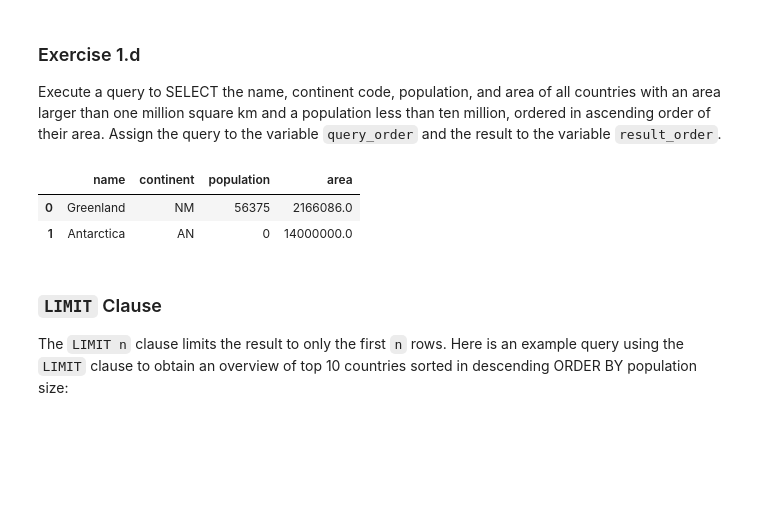
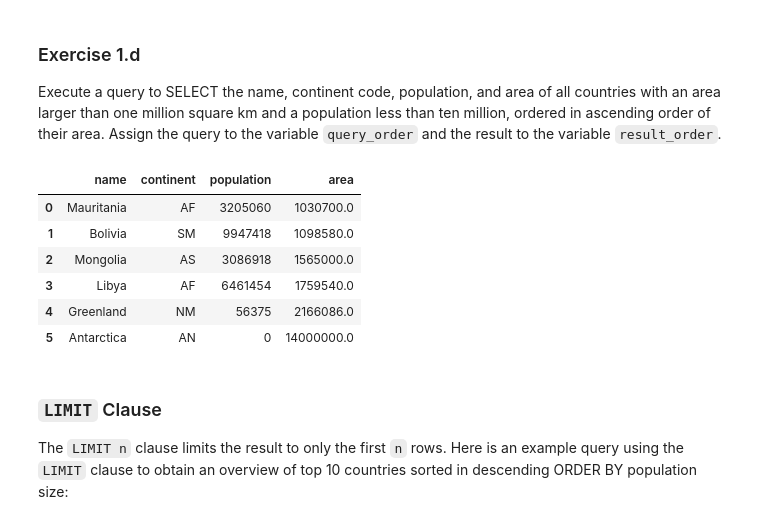
Before and after one commit to abdullah-at-tue/2IAB1, a Jupyter notebook: ORG/Exercises-ORG-2184796.ipynb, the cells around one changed output. Cells and saved outputs as stored; diff of their text form; code cells hidden in the pictures; blank space fills up the shorter version.

```diff
--- a/ORG/Exercises-ORG-2184796.ipynb
+++ b/ORG/Exercises-ORG-2184796.ipynb
@@ -550,24 +540,28 @@ Assign the query to the variable `query_order` and the result to the variable `r
 # %%
 #// BEGIN_TODO [ORG_1d] Define and execute a query (1 point)
 
 query_order = """
     SELECT countries.name, countries.continent, countries.population, countries.area
     FROM countries, continents
     WHERE countries.continent = continents.code AND
         countries.area > 1000000 AND
-        population < 2000000
+        population < 10000000
     ORDER BY area ASC;
 """
 
 result_order = pd.read_sql_query(query_order, conn_countries)
 
 #// END_TODO [ORG_1d]
 
 result_order
 # %% [output]
 |  | name | continent | population | area |
-| 0 | Greenland | NM | 56375 | 2166086.0 |
-| 1 | Antarctica | AN | 0 | 14000000.0 |
+| 0 | Mauritania | AF | 3205060 | 1030700.0 |
+| 1 | Bolivia | SM | 9947418 | 1098580.0 |
+| 2 | Mongolia | AS | 3086918 | 1565000.0 |
+| 3 | Libya | AF | 6461454 | 1759540.0 |
+| 4 | Greenland | NM | 56375 | 2166086.0 |
+| 5 | Antarctica | AN | 0 | 14000000.0 |
 # %% [markdown]
 ### `LIMIT` Clause
 
```
Also changed, not shown: parts of 8 cells of this notebook.
